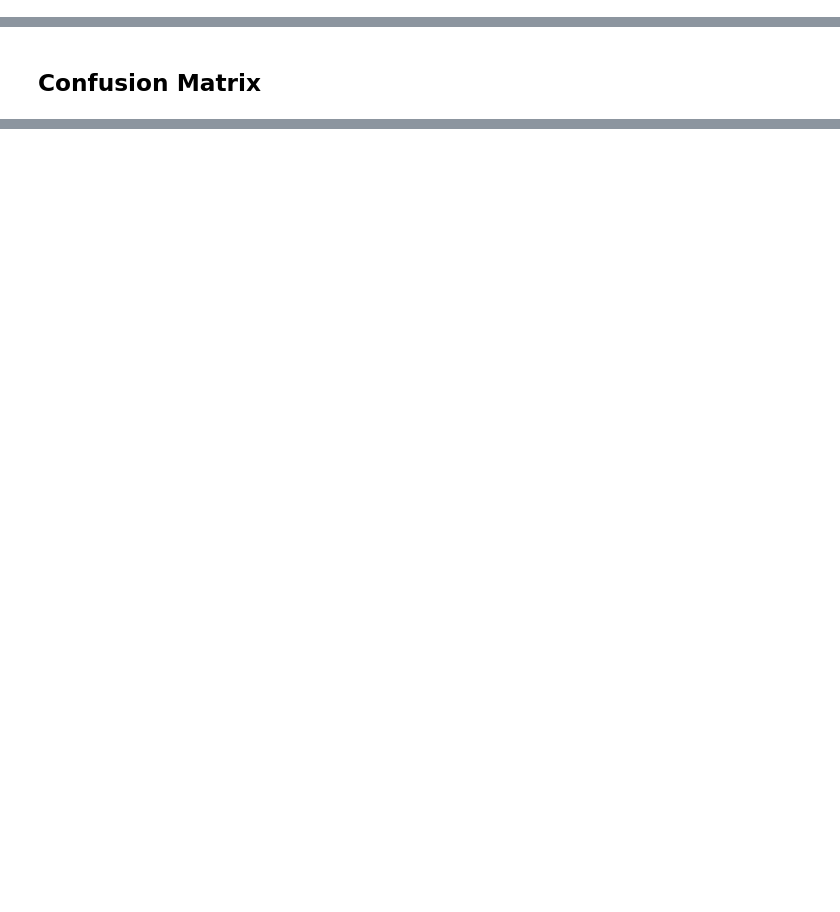
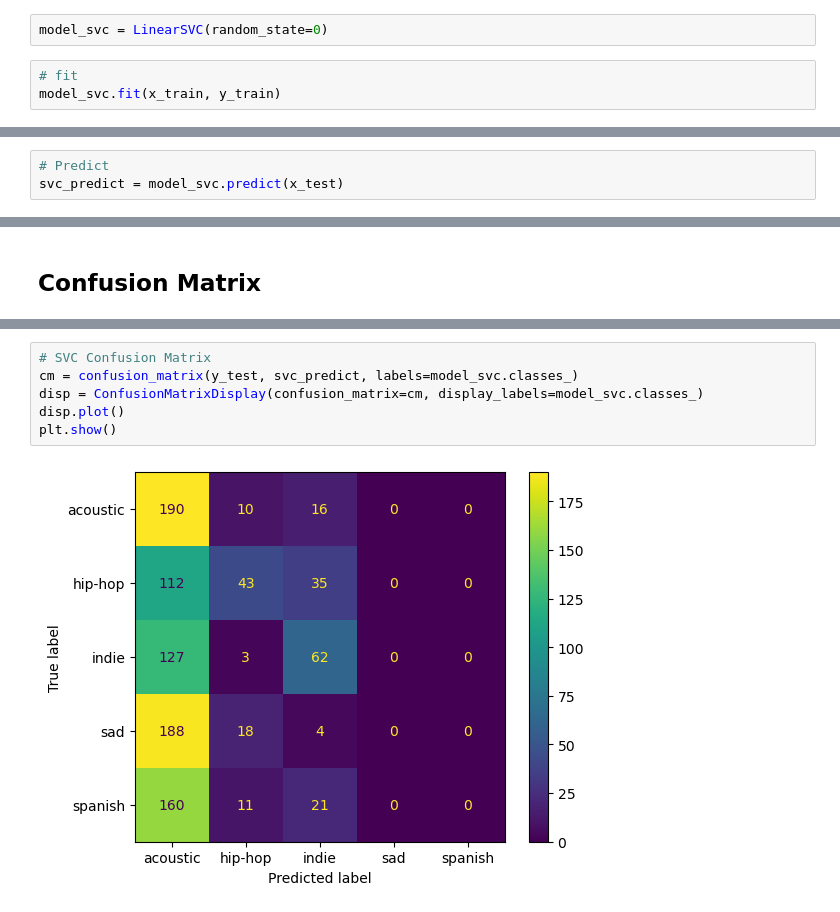
Before and after one commit to DEVMorningCoffee/Spotify-Student-Dataset, a Jupyter notebook: spotify_dataset.ipynb, the cells around one changed output, grey strips where cells are left out. Drawn from its saved outputs; the diff is of its cells as text; blank space fills up the shorter version.

Commit message:
added LinearSVC classification and remove the classification_report

```diff
--- a/spotify_dataset.ipynb
+++ b/spotify_dataset.ipynb
@@ -249,0 +293,5 @@ weighted avg       0.50      0.53      0.49       200
+# %%
+model_svc = LinearSVC(random_state=0)
+# %%
+# fit
+model_svc.fit(x_train, y_train)
@@ -249,0 +300,3 @@ weighted avg       0.50      0.53      0.49       200
+# %%
+# Predict
+svc_predict = model_svc.predict(x_test)
@@ -267,0 +333,8 @@ plt.show()
+# %%
+# SVC Confusion Matrix
+cm = confusion_matrix(y_test, svc_predict, labels=model_svc.classes_)
+disp = ConfusionMatrixDisplay(confusion_matrix=cm, display_labels=model_svc.classes_)
+disp.plot()
+plt.show()
+# %% [output]
+[figure, added]
```
Also changed, not shown: parts of 18 cells of this notebook, 1 other file.
